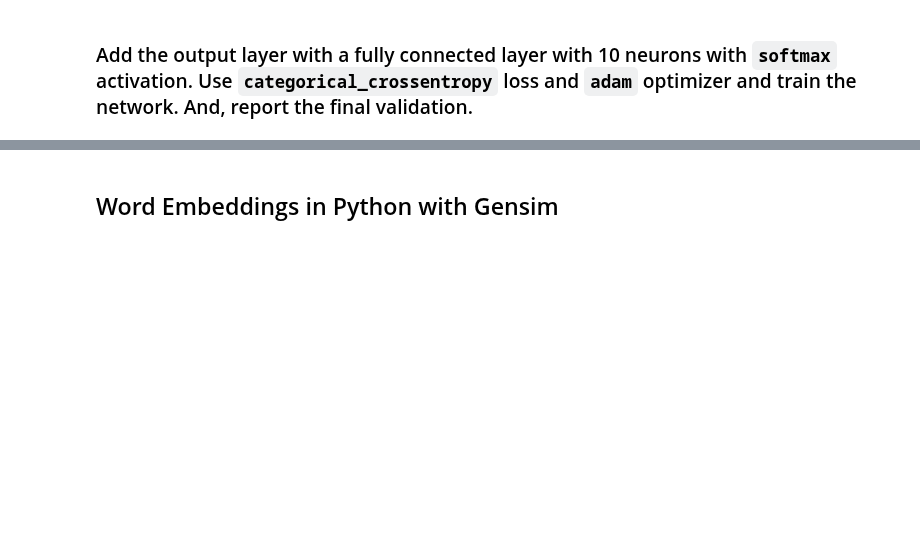
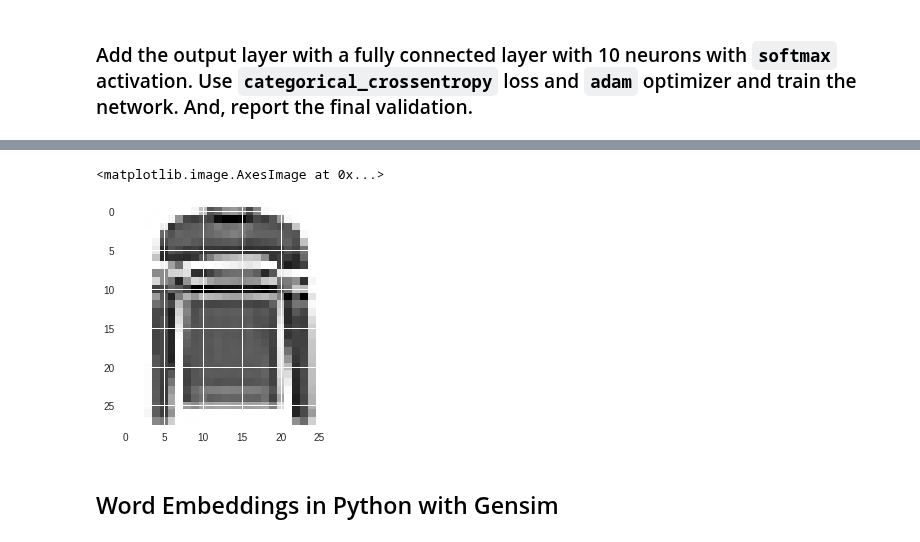
Before and after one commit to GreatLearningAIML1/chennai-aug-batch-senthilvelavan, a Jupyter notebook: Residency7-External/R7_ExternalLab_Questions.ipynb, the cells around one changed output, grey strips where cells are left out. Saved outputs shown, nothing was run; the diff lists cells and outputs as text; code cells hidden in the pictures; blank space fills up the shorter version.

```diff
--- a/Residency7-External/R7_ExternalLab_Questions.ipynb
+++ b/Residency7-External/R7_ExternalLab_Questions.ipynb
@@ -231,3 +184,8 @@ Epoch 30/30
+# %%
+plt.imshow(X_train[5])
+# %% [output]
+<matplotlib.image.AxesImage at 0x...>
+[figure, added]
 # %% [markdown]
 ## Word Embeddings in Python with Gensim
 # %% [markdown]
```
Also changed, not shown: parts of 25 cells of this notebook.
